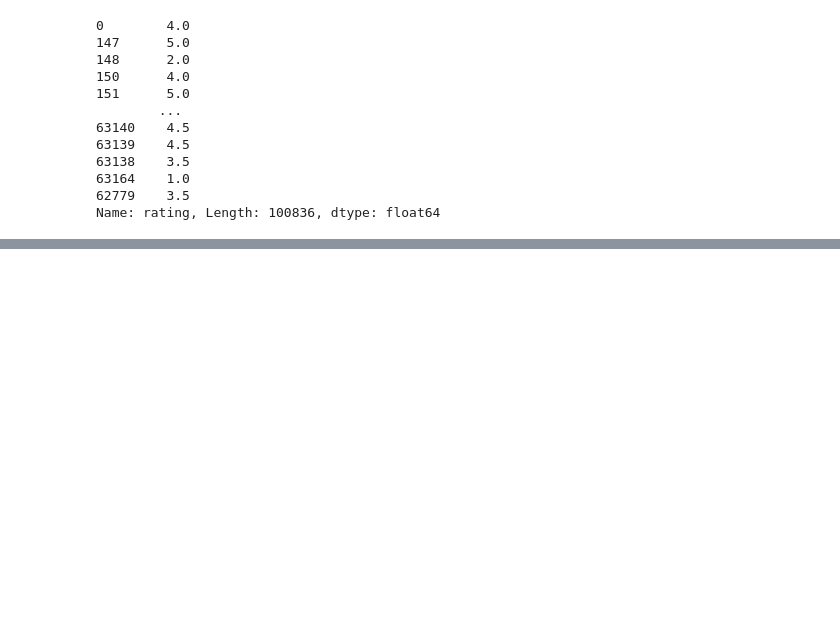
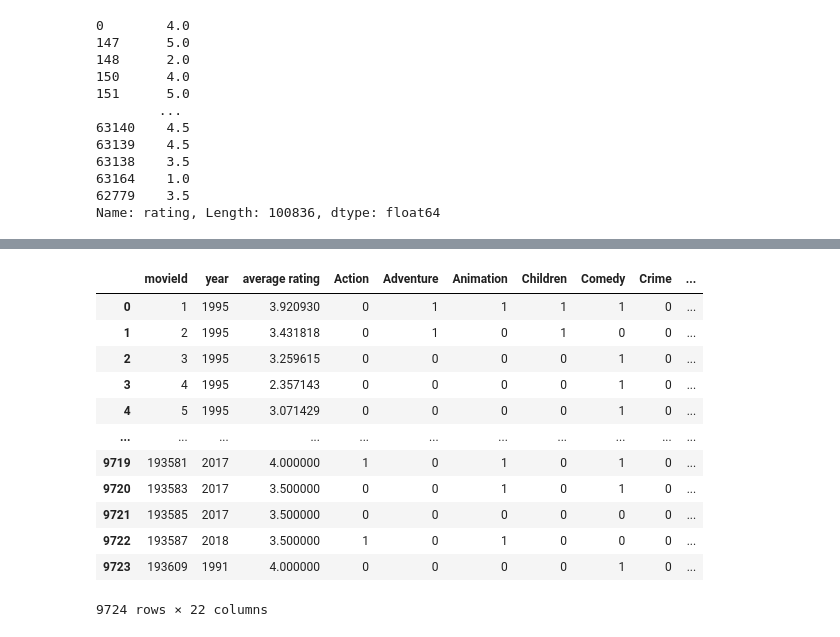
Before and after one commit to sewarslan/final_project, a Jupyter notebook: movie_recommender/creating_user_NN_data.ipynb, the cells around one changed output, grey strips where cells are left out. Cells and saved outputs as stored; diff of their text form; code cells hidden in the pictures; blank space fills up the shorter version.

Commit message:
worked on item training data
created the item vecs. but haven't got the final form of item training data

```diff
--- a/movie_recommender/creating_user_NN_data.ipynb
+++ b/movie_recommender/creating_user_NN_data.ipynb
@@ -305,0 +325,5 @@ Name: rating, Length: 100836, dtype: float64
+# %%
+#subtracting the year from the movie title
+pattern = '\((\d{4})\)'
+movies_df['year'] = movies_df.title.str.extract(pattern, expand=False)
+movies_df.drop(columns=['title','genres'], axis=1, inplace=True)
@@ -305,0 +368,12 @@ Name: rating, Length: 100836, dtype: float64
+# %%
+#finding average rating for each movie
+grouped_movies = user_df.groupby(['movieId'])
+
+movie_ave_rating = grouped_movies.apply(sum_and_divide)
+movie_ave_rating.drop(columns=['userId', 'Action', 'Adventure', 'Animation',
+       'Children', 'Comedy', 'Crime', 'Documentary', 'Drama', 'Fantasy',
+       'Film-Noir', 'Horror', 'IMAX', 'Musical', 'Mystery', 'Romance',
+       'Sci-Fi', 'Thriller', 'War', 'Western', 'rating count'], axis= 1, inplace=True)
+movie_ave_rating.rename(columns={"movieId": "movieId", "rating": "average rating"}, inplace=True)
+movie_ave_rating.index.name = None
+movie_ave_rating
@@ -305,0 +394,5 @@ Name: rating, Length: 100836, dtype: float64
+# %%
+#merge average rating with movies_df
+movies_df = pd.merge(movies_df, movie_ave_rating)
+#x_item_train = pd.merge(movies_df[['movieId', 'year']], movie_ave_rating[['average rating']], on='movieId')
+movies_df
@@ -305,0 +429,19 @@ Name: rating, Length: 100836, dtype: float64
+# %%
+#creating not repeated item dataframe
+x_item_train_not_repeated = pd.merge(movies_df,movies_with_genres)
+x_item_train_not_repeated.drop(columns=['title', 'genres', '(no genres listed)'], axis= 1, inplace=True)
+x_item_train_not_repeated
+# %% [output]
+|  | movieId | year | average rating | Action | Adventure | Animation | Children | Comedy | Crime | ... |
+| 0 | 1 | 1995 | 3.920930 | 0 | 1 | 1 | 1 | 1 | 0 | ... |
+| 1 | 2 | 1995 | 3.431818 | 0 | 1 | 0 | 1 | 0 | 0 | ... |
+| 2 | 3 | 1995 | 3.259615 | 0 | 0 | 0 | 0 | 1 | 0 | ... |
+| 3 | 4 | 1995 | 2.357143 | 0 | 0 | 0 | 0 | 1 | 0 | ... |
+| 4 | 5 | 1995 | 3.071429 | 0 | 0 | 0 | 0 | 1 | 0 | ... |
+| ... | ... | ... | ... | ... | ... | ... | ... | ... | ... | ... |
+| 9719 | 193581 | 2017 | 4.000000 | 1 | 0 | 1 | 0 | 1 | 0 | ... |
+| 9720 | 193583 | 2017 | 3.500000 | 0 | 0 | 1 | 0 | 1 | 0 | ... |
+| 9721 | 193585 | 2017 | 3.500000 | 0 | 0 | 0 | 0 | 0 | 0 | ... |
+| 9722 | 193587 | 2018 | 3.500000 | 1 | 0 | 1 | 0 | 0 | 0 | ... |
+| 9723 | 193609 | 1991 | 4.000000 | 0 | 0 | 0 | 0 | 1 | 0 | ... |
+9724 rows × 22 columns
```
Also changed, not shown: parts of 11 cells of this notebook.
